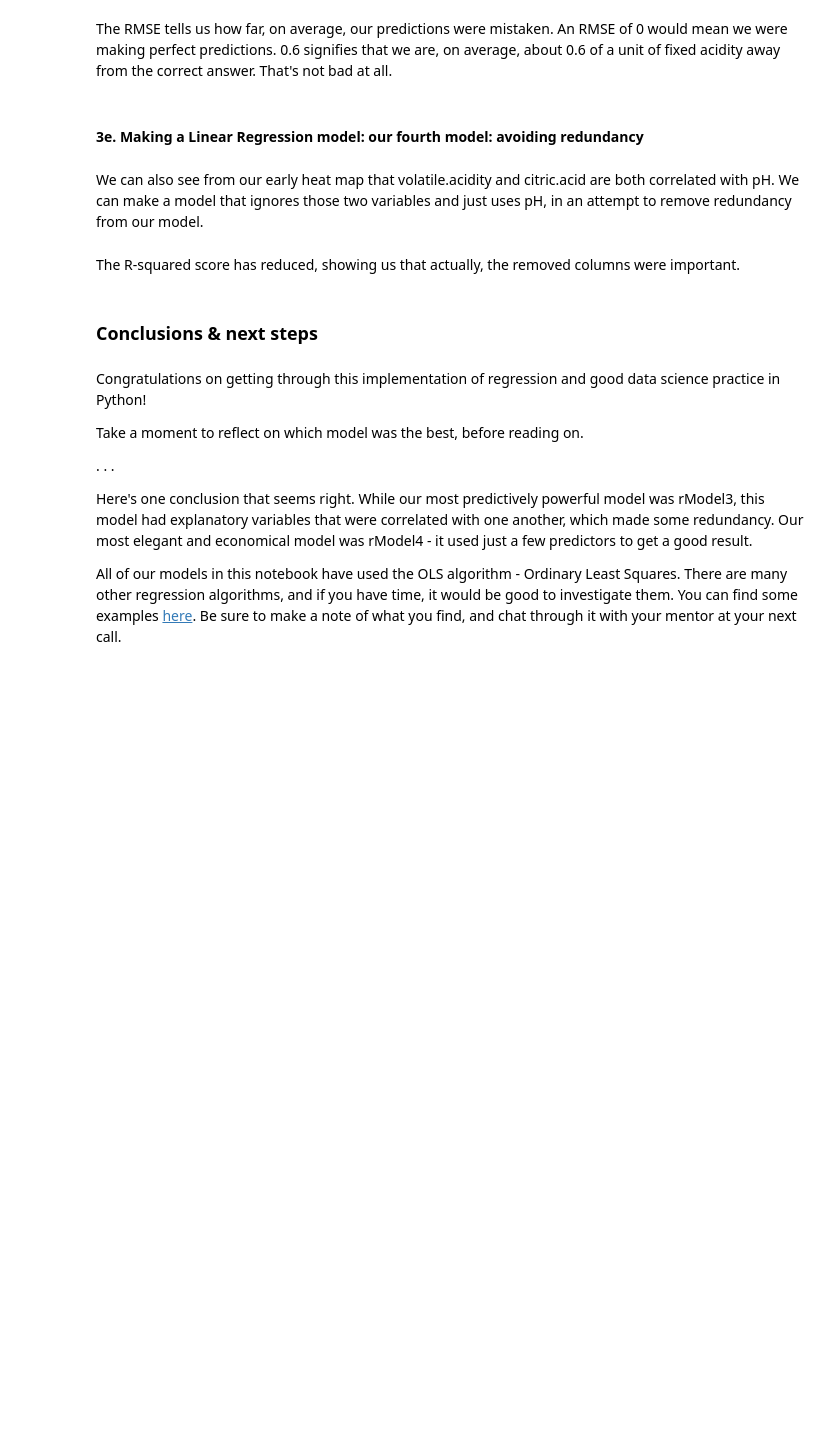
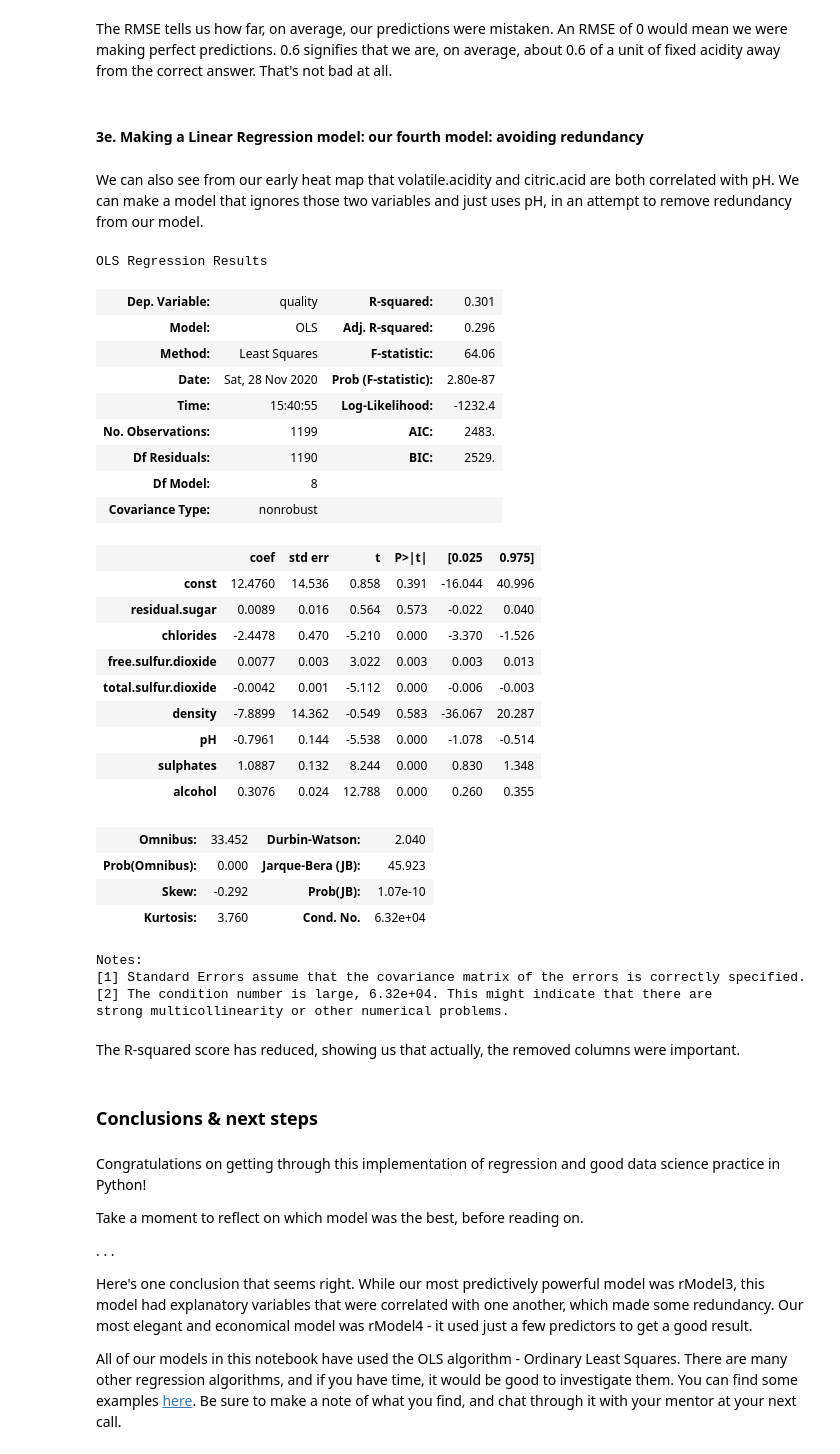
Before and after one commit to cogentdom/Linear_Regression, a Jupyter notebook: Springboard Regression Case Study - the Red Wine Dataset - Tier 3.ipynb, the cells around one changed output. Cells and saved outputs as stored; diff of their text form; code cells hidden in the pictures; blank space fills up the shorter version.

```diff
--- a/Springboard Regression Case Study - the Red Wine Dataset - Tier 3.ipynb
+++ b/Springboard Regression Case Study - the Red Wine Dataset - Tier 3.ipynb
@@ -547,21 +547,50 @@ We can also see from our early heat map that volatile.acidity and citric.acid ar
 # %%
 # Create test and train datasets
 # Include the remaining six columns as predictors
-_ _ _
-
+X = data.drop(columns=['fixed.acidity', 'quality', 'citric.acid', 'volatile.acidity'])
+y = data['quality']
 # Create constants for X, so the model knows its bounds
-_ _ _
+X = sm.add_constant(X)
 
 # Split the data
 
-_ _ _
+X_train, X_test, y_train, y_test = train_test_split(X, y, test_size=0.25)
 # %%
 # Create the fifth model
-_ _ _
+rModel4 = sm.OLS(y_train, X_train)
 # Fit the model
-_ _ _
+rModel4 = rModel4.fit()
 # Evaluate the model
-_ _ _
+rModel4.summary()
+# %% [output]
+OLS Regression Results
+| Dep. Variable: | quality | R-squared: | 0.301 |
+| Model: | OLS | Adj. R-squared: | 0.296 |
+| Method: | Least Squares | F-statistic: | 64.06 |
+| Date: | Sat, 28 Nov 2020 | Prob (F-statistic): | 2.80e-87 |
+| Time: | 15:40:55 | Log-Likelihood: | -1232.4 |
+| No. Observations: | 1199 | AIC: | 2483. |
+| Df Residuals: | 1190 | BIC: | 2529. |
+| Df Model: | 8 |  |  |
+| Covariance Type: | nonrobust |  |  |
+|  | coef | std err | t | P>|t| | [0.025 | 0.975] |
+| const | 12.4760 | 14.536 | 0.858 | 0.391 | -16.044 | 40.996 |
+| residual.sugar | 0.0089 | 0.016 | 0.564 | 0.573 | -0.022 | 0.040 |
+| chlorides | -2.4478 | 0.470 | -5.210 | 0.000 | -3.370 | -1.526 |
+| free.sulfur.dioxide | 0.0077 | 0.003 | 3.022 | 0.003 | 0.003 | 0.013 |
+| total.sulfur.dioxide | -0.0042 | 0.001 | -5.112 | 0.000 | -0.006 | -0.003 |
+| density | -7.8899 | 14.362 | -0.549 | 0.583 | -36.067 | 20.287 |
+| pH | -0.7961 | 0.144 | -5.538 | 0.000 | -1.078 | -0.514 |
+| sulphates | 1.0887 | 0.132 | 8.244 | 0.000 | 0.830 | 1.348 |
+| alcohol | 0.3076 | 0.024 | 12.788 | 0.000 | 0.260 | 0.355 |
+| Omnibus: | 33.452 | Durbin-Watson: | 2.040 |
+| Prob(Omnibus): | 0.000 | Jarque-Bera (JB): | 45.923 |
+| Skew: | -0.292 | Prob(JB): | 1.07e-10 |
+| Kurtosis: | 3.760 | Cond. No. | 6.32e+04 |
+Notes:
+[1] Standard Errors assume that the covariance matrix of the errors is correctly specified.
+[2] The condition number is large, 6.32e+04. This might indicate that there are
+strong multicollinearity or other numerical problems.
 # %% [markdown]
 The R-squared score has reduced, showing us that actually, the removed columns were important.
 # %% [markdown]
```
Also changed, not shown: parts of 9 cells of this notebook.
